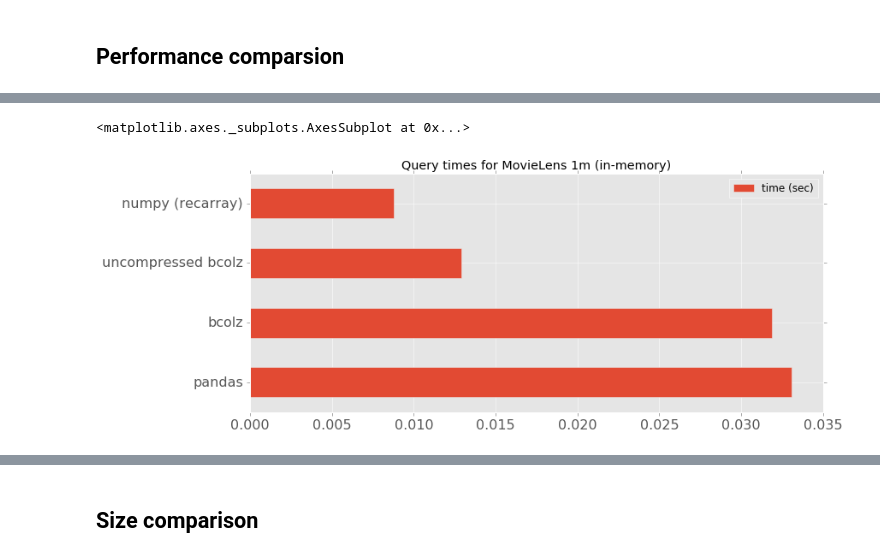
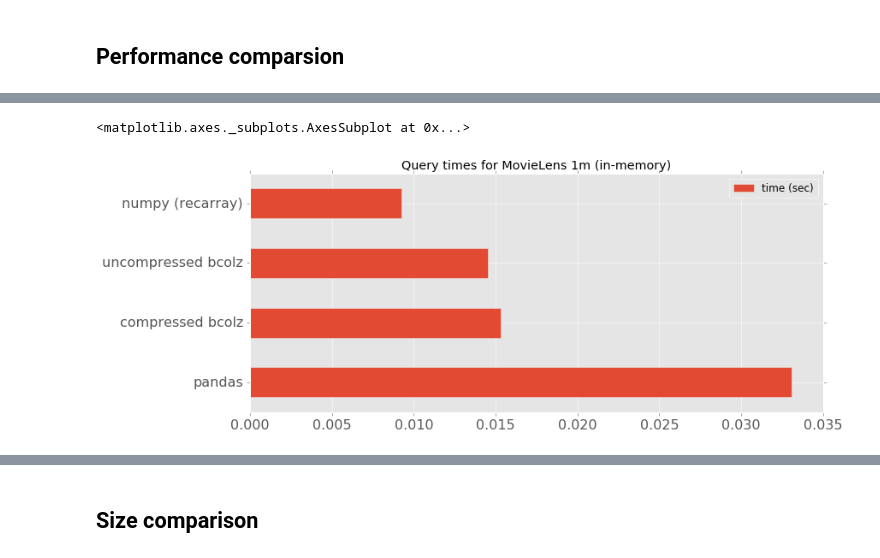
Before and after one commit to ASPP/DataContainers, a Jupyter notebook: tutorial/3-In-Memory-Tables.ipynb, the cells around one changed output, grey strips where cells are left out. Drawn from its saved outputs; the diff is of its cells as text; code cells hidden in the pictures.

```diff
--- a/tutorial/3-In-Memory-Tables.ipynb
+++ b/tutorial/3-In-Memory-Tables.ipynb
@@ -140,9 +141,9 @@ In [13] used 0.000 MiB RAM in 0.001s, peaked 0.000 MiB above current, total RAM
 # %%
 import bcolz
 bcolz.print_versions()
-bcolz.defaults.cparams['cname'] = 'lz4'
-bcolz.defaults.cparams['clevel'] = 9
-bcolz.defaults.cparams['shuffle'] = bcolz.BITSHUFFLE  # try with NOSHUFFLE and BITSHUFFLE as well
+bcolz.defaults.cparams['cname'] = 'blosclz'
+bcolz.defaults.cparams['clevel'] = 5
+bcolz.defaults.cparams['shuffle'] = bcolz.SHUFFLE  # try with NOSHUFFLE and BITSHUFFLE as well
 bcolz.set_nthreads(1)
 # %% [output]
 -=-=-=-=-=-=-=-=-=-=-=-=-=-=-=-=-=-=-=-=-=-=-=-=-=-=-=-=-=-=-=-=-=-=-=-=-=-=
@@ -385,8 +376,8 @@ In [43] used 3.531 MiB RAM in 0.071s, peaked 0.000 MiB above current, total RAM
 # %%
 # Query times
-labels = ["pandas", "bcolz", "uncompressed bcolz", "numpy (recarray)"]
+labels = ["pandas", "compressed bcolz", "uncompressed bcolz", "numpy (recarray)"]
 df = pd.DataFrame({'time (sec)': [qtime_pandas, qtime_bcolz, qtime_ubcolz, qtime_numpy]}, index=labels)
 df.plot(kind='barh', figsize=(12,5), fontsize=16, title="Query times for MovieLens 1m (in-memory)")
 # %% [output]
 <matplotlib.axes._subplots.AxesSubplot at 0x...>
-[figure, old version]
+[figure, new version]
```
Also changed, not shown: parts of 50 cells of this notebook, 3 other files.
